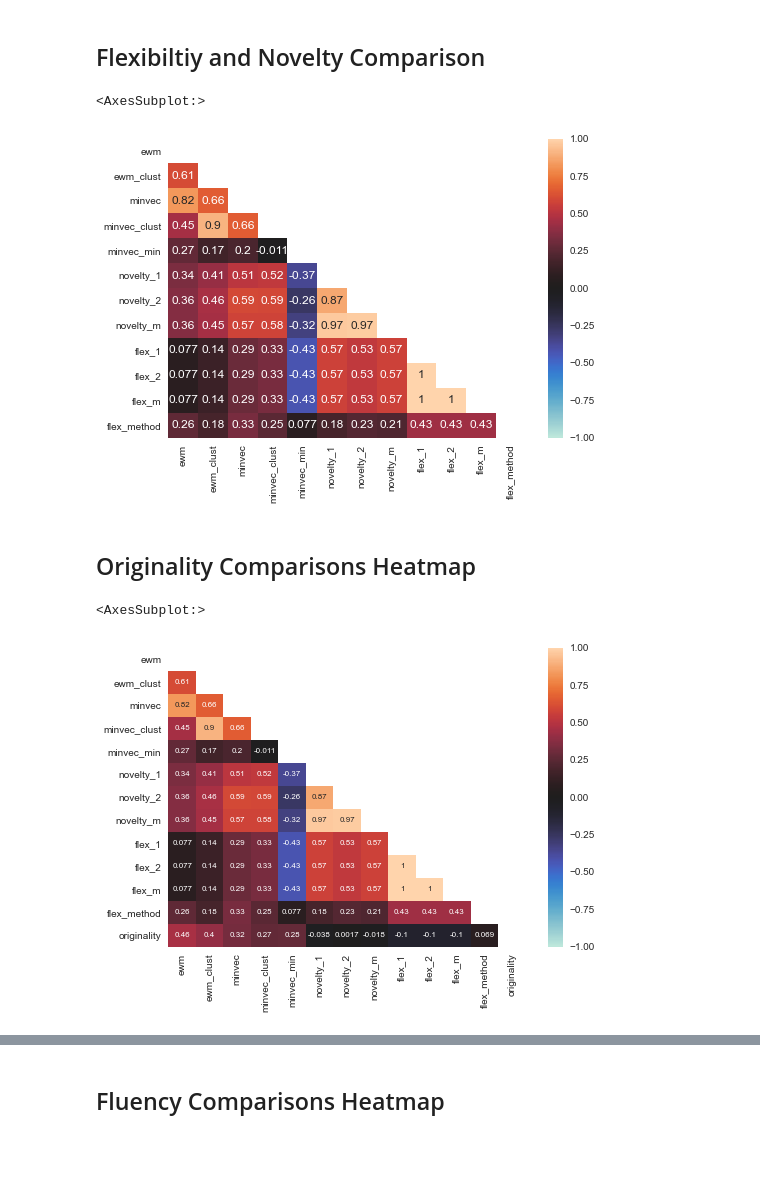
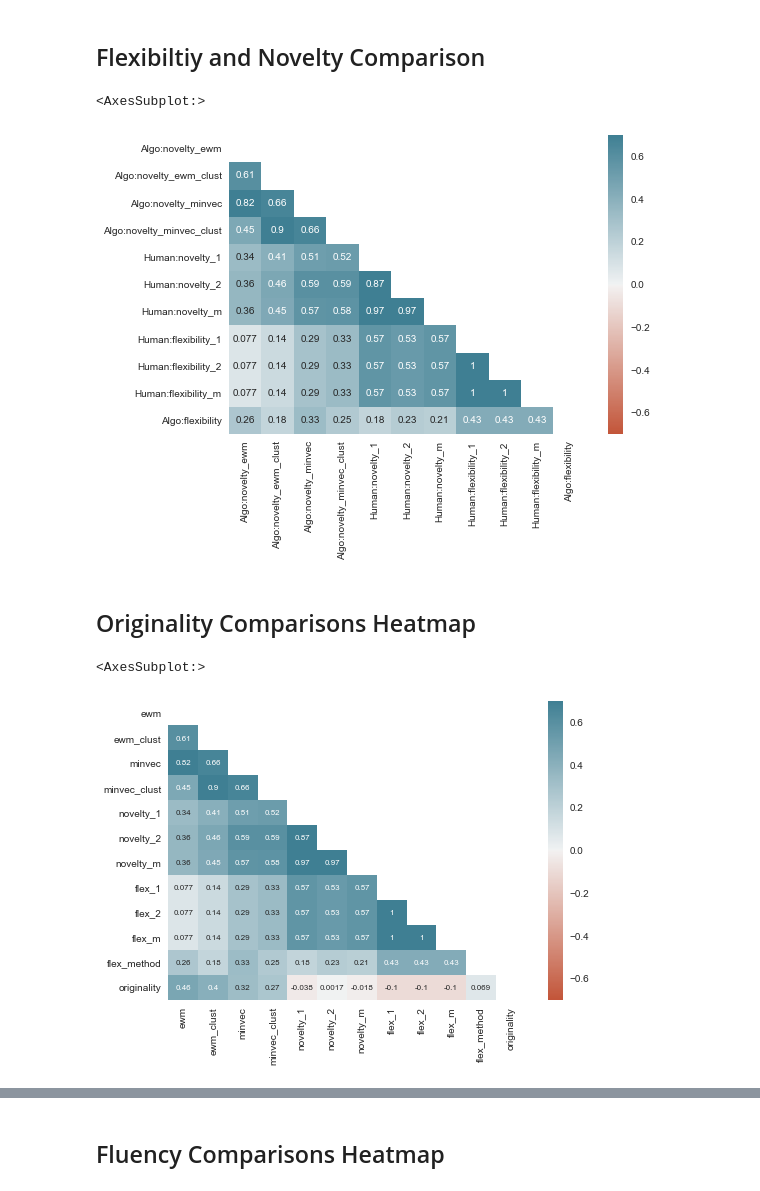
Before and after one commit to DijunQuant/AUT-Scoring, a Jupyter notebook: scripts/all_metrics_analysis.ipynb, the cells around one changed output, grey strips where cells are left out. Saved outputs shown, nothing was run; the diff lists cells and outputs as text; code cells hidden in the pictures; blank space fills up the shorter version.

```diff
--- a/scripts/all_metrics_analysis.ipynb
+++ b/scripts/all_metrics_analysis.ipynb
@@ -142,7 +143,7 @@ def get_novelty_avg(collapse_df):
         values_list.append(temp_df["ewm_vector_cosine_dis_clus_avg"].mean())
         values_list.append(temp_df["minima_vector_cosine_dis"].mean())
         values_list.append(temp_df["minima_vector_cosine_dis_clus_avg"].mean())
-        values_list.append(temp_df["minima_vector_cosine_dis_clus_min"].mean())
+#         values_list.append(temp_df["minima_vector_cosine_dis_clus_min"].mean())
         values_list.append(temp_df["novelty_1"].mean())
         values_list.append(temp_df["novelty_2"].mean())
         values_list.append(temp_df["novelty_m"].mean())
@@ -150,8 +151,9 @@ def get_novelty_avg(collapse_df):
         participant_values.append(values_tuple)
 
     participant_avg_novelty_df = pd.DataFrame(participant_values, columns=['id', 'ewm', 'ewm_clust', 'minvec'
-                                                                           , 'minvec_clust', "minvec_min",
-                                                                           "novelty_1", 'novelty_2', 'novelty_m'])
+                                                                           , 'minvec_clust'
+#                                                                            , "minvec_min"
+                                                                           ,"novelty_1", 'novelty_2', 'novelty_m'])
 
     return participant_avg_novelty_df
 # %%
@@ -418,15 +562,24 @@ def get_novelty_flexibility_table(novelty_dict_values, flexibility_dict_values):
     participant_avg_flexibility_df = get_flexibility_avg(collapse_flexibility_df)
     combined_df = pd.merge(participant_avg_novelty_df, participant_avg_flexibility_df, how='inner', on = 'id')
     combined_df = combined_df.drop('id', axis=1)
+    combined_df = combined_df.rename(columns={
+                                             'novelty_1': 'Human:novelty_1', 'novelty_2': 'Human:novelty_2'
+                                             , 'novelty_m': "Human:novelty_m", 'flex_1': 'Human:flexibility_1'
+                                             , 'flex_2': 'Human:flexibility_2', 'flex_m': 'Human:flexibility_m'
+                                             , 'flex_method': 'Algo:flexibility'
+                                             , 'ewm': 'Algo:novelty_ewm', 'ewm_clust': 'Algo:novelty_ewm_clust'
+                                             , 'minvec': 'Algo:novelty_minvec', 'minvec_clust': 'Algo:novelty_minvec_clust'})
     return combined_df
 # %%
 novelty_flexibility_table = get_novelty_flexibility_table(novelty_dict.values() ,flexibility_dict.values())
 # %%
 novelty_flexibility_table_matrix = np.triu(novelty_flexibility_table.corr())
-sns.heatmap(novelty_flexibility_table.corr(), vmin=-1, vmax=1, center= 0, mask=novelty_flexibility_table_matrix, annot = True, fmt='.2g')
+sns.heatmap(novelty_flexibility_table.corr(), vmin=-0.7, vmax=0.7, center= 0, mask=novelty_flexibility_table_matrix
+            , annot = True, fmt='.2g', cmap = sns.diverging_palette(20, 220, as_cmap=True)
+           , annot_kws={"fontsize":10})
 # %% [output]
 <AxesSubplot:>
-[figure, old version]
+[figure, new version]
 # %% [markdown]
 ## Originality Comparisons Heatmap
 # %%
@@ -445,11 +598,11 @@ def get_originality_table(novelty_dict_values, flexibility_dict_values, original
 originality_table = get_originality_table(novelty_dict.values() ,flexibility_dict.values(), originality_dict.values())
 # %%
 originality_table_matrix = np.triu(originality_table.corr())
-sns.heatmap(originality_table.corr(), vmin=-1, vmax=1, center= 0, mask=originality_table_matrix
-            , annot = True, fmt='.2g', annot_kws={"fontsize":8})
+sns.heatmap(originality_table.corr(), vmin=-0.7, vmax=0.7, center= 0, mask=originality_table_matrix
+            , annot = True, fmt='.2g', annot_kws={"fontsize":8}, cmap = sns.diverging_palette(20, 220, as_cmap=True))
 # %% [output]
 <AxesSubplot:>
-[figure, old version]
+[figure, new version]
 # %%
 def get_originality_corrs(novelty_dict_values, flexibility_dict_values, originality_dict_values):
     collapse_novelty_df = pd.concat(novelty_dict_values)
```
Also changed, not shown: parts of 35 cells of this notebook, 15 other files.
